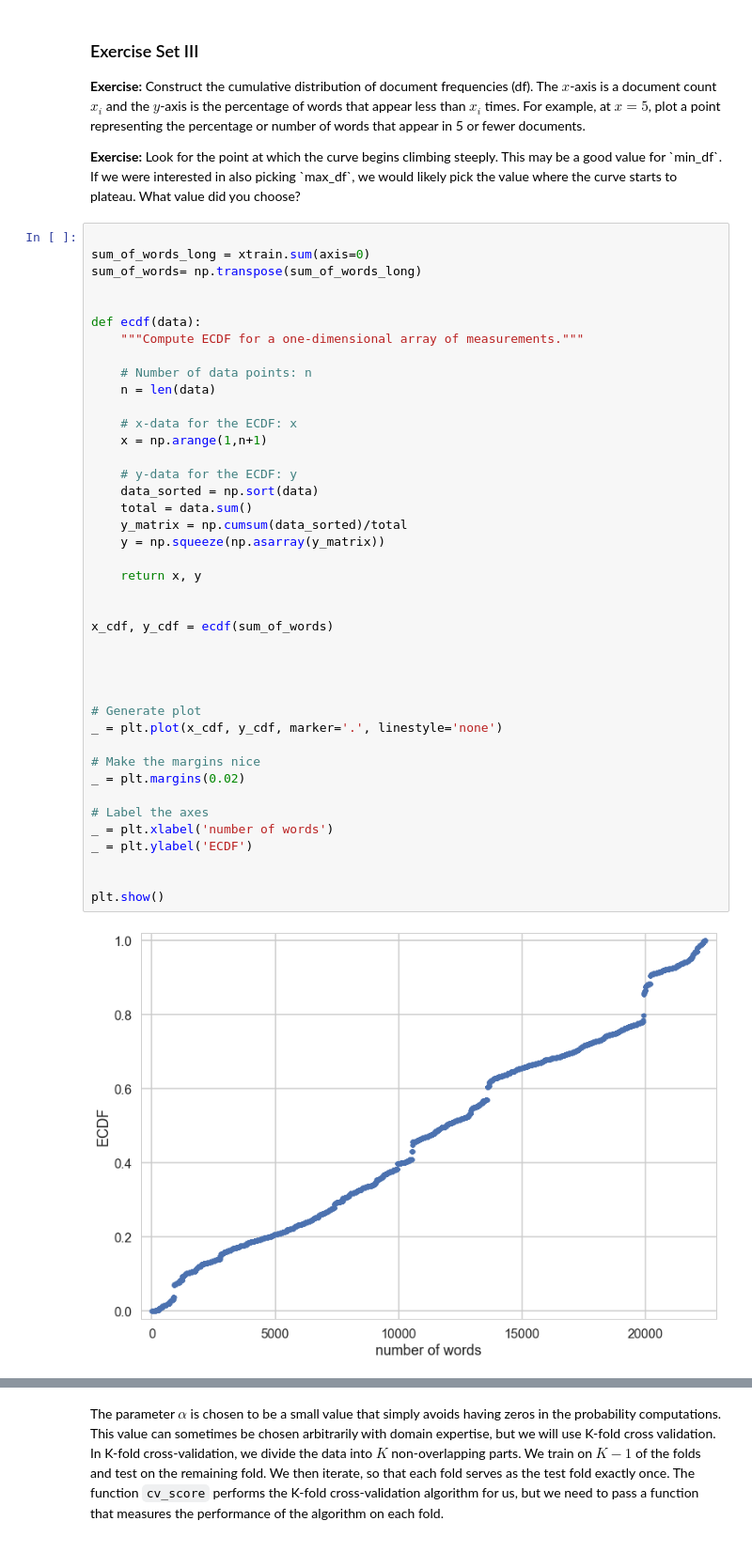
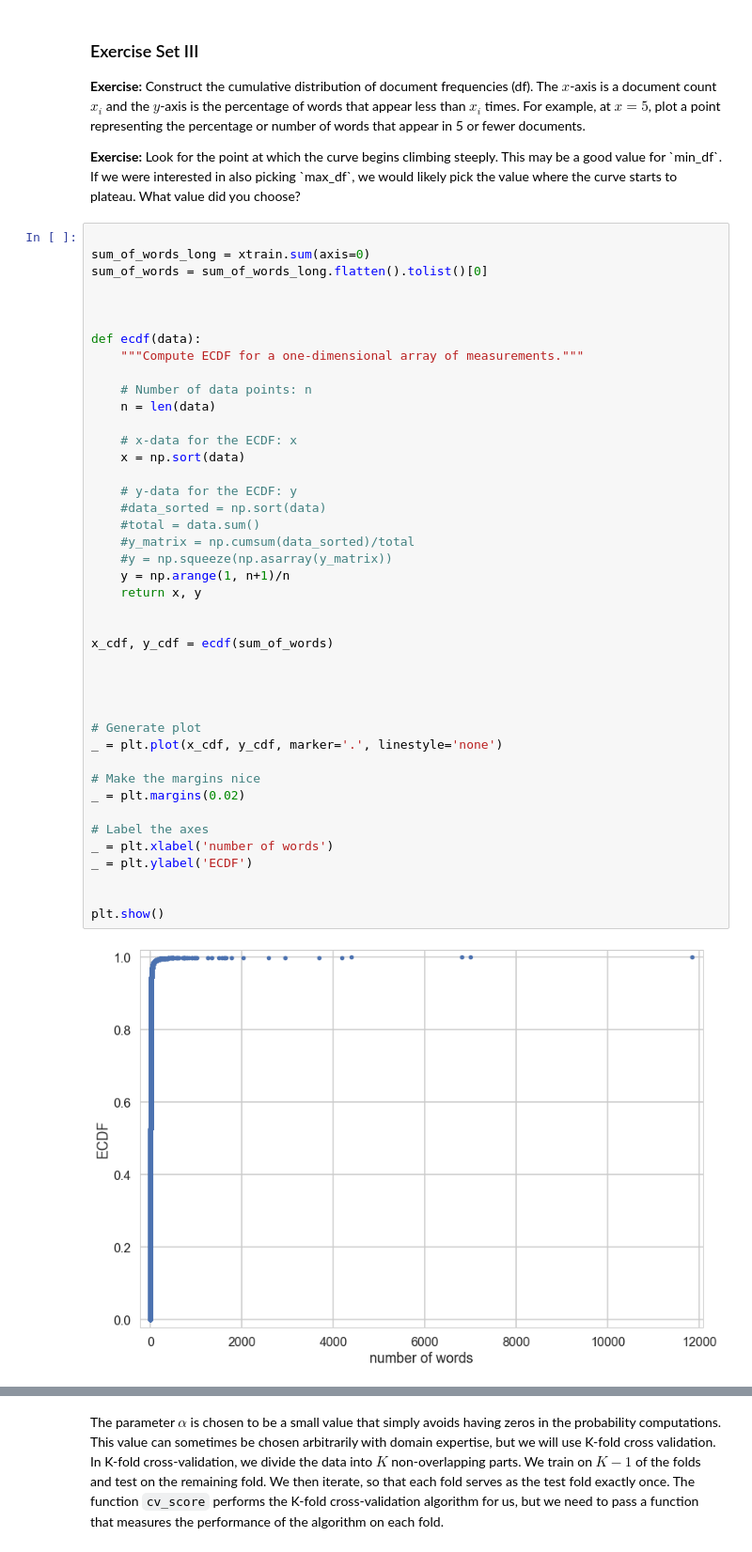
Before and after one commit to shuojiashi/naive_bayes, a Jupyter notebook: NLP_Naive_Bayes_Predictor.ipynb, the cells around one changed output, grey strips where cells are left out. Shown at 94% size. Cells and saved outputs as stored; diff of their text form.

```diff
--- a/Mini_Project_Naive_Bayes.ipynb
+++ b/NLP_Naive_Bayes_Predictor.ipynb
@@ -286,43 +286,44 @@ First, let's find an appropriate value for `min_df` for the `CountVectorizer`. `
 # %%
 
 sum_of_words_long = xtrain.sum(axis=0)
-sum_of_words= np.transpose(sum_of_words_long)
+sum_of_words = sum_of_words_long.flatten().tolist()[0]
+
 
 
 def ecdf(data):
     """Compute ECDF for a one-dimensional array of measurements."""
 
     # Number of data points: n
     n = len(data)
 
     # x-data for the ECDF: x
-    x = np.arange(1,n+1)
+    x = np.sort(data)
 
     # y-data for the ECDF: y
-    data_sorted = np.sort(data)
-    total = data.sum()
-    y_matrix = np.cumsum(data_sorted)/total
-    y = np.squeeze(np.asarray(y_matrix))
-
+    #data_sorted = np.sort(data)
+    #total = data.sum()
+    #y_matrix = np.cumsum(data_sorted)/total
+    #y = np.squeeze(np.asarray(y_matrix))
+    y = np.arange(1, n+1)/n
     return x, y
 
 
 x_cdf, y_cdf = ecdf(sum_of_words)
 
 
 
 
 # Generate plot
 _ = plt.plot(x_cdf, y_cdf, marker='.', linestyle='none')
 
 # Make the margins nice
 _ = plt.margins(0.02)
 
 # Label the axes
 _ = plt.xlabel('number of words')
 _ = plt.ylabel('ECDF')
 
 
 plt.show()
 # %% [output]
-[figure, old version]
+[figure, new version]
```
Also changed, not shown: parts of 25 cells of this notebook.
